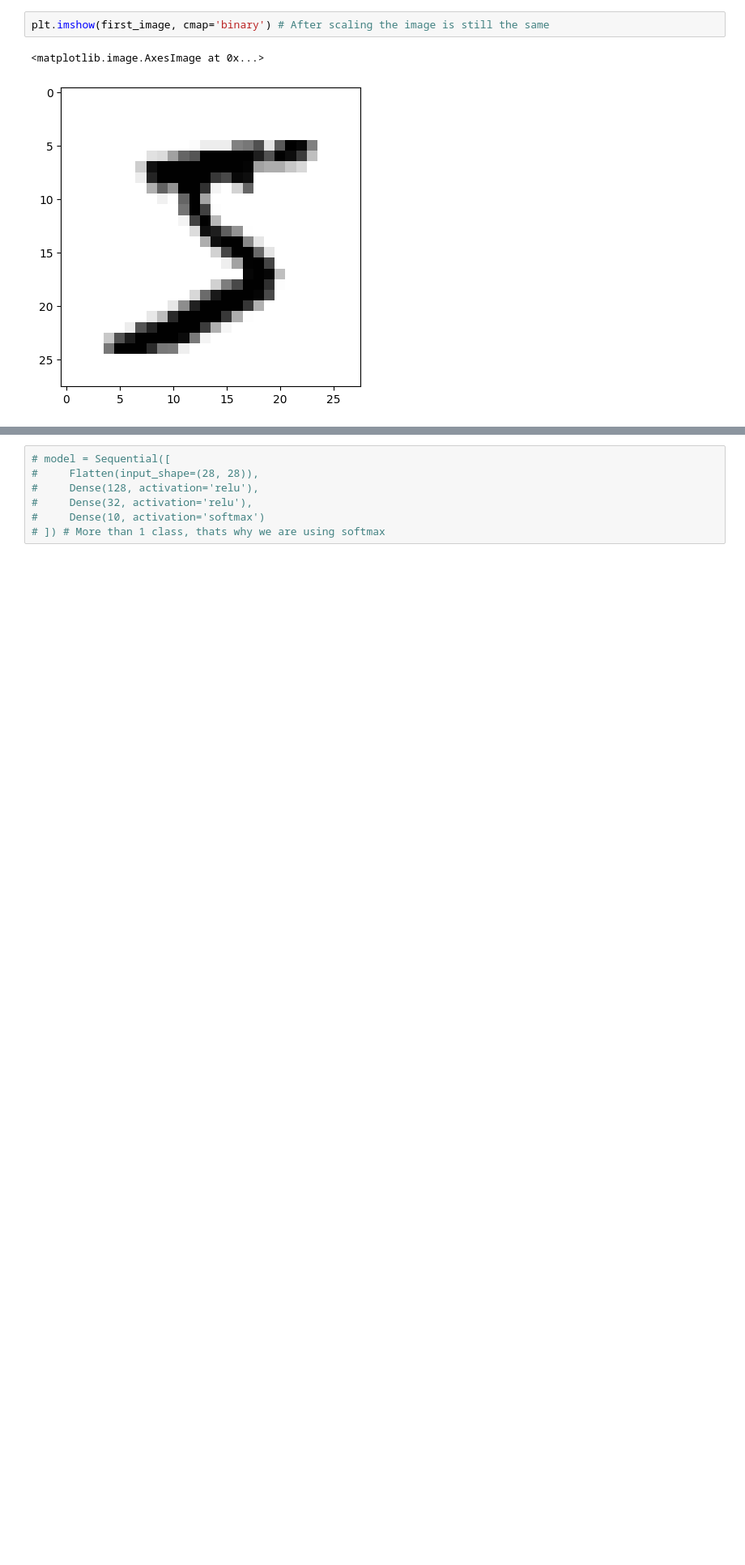
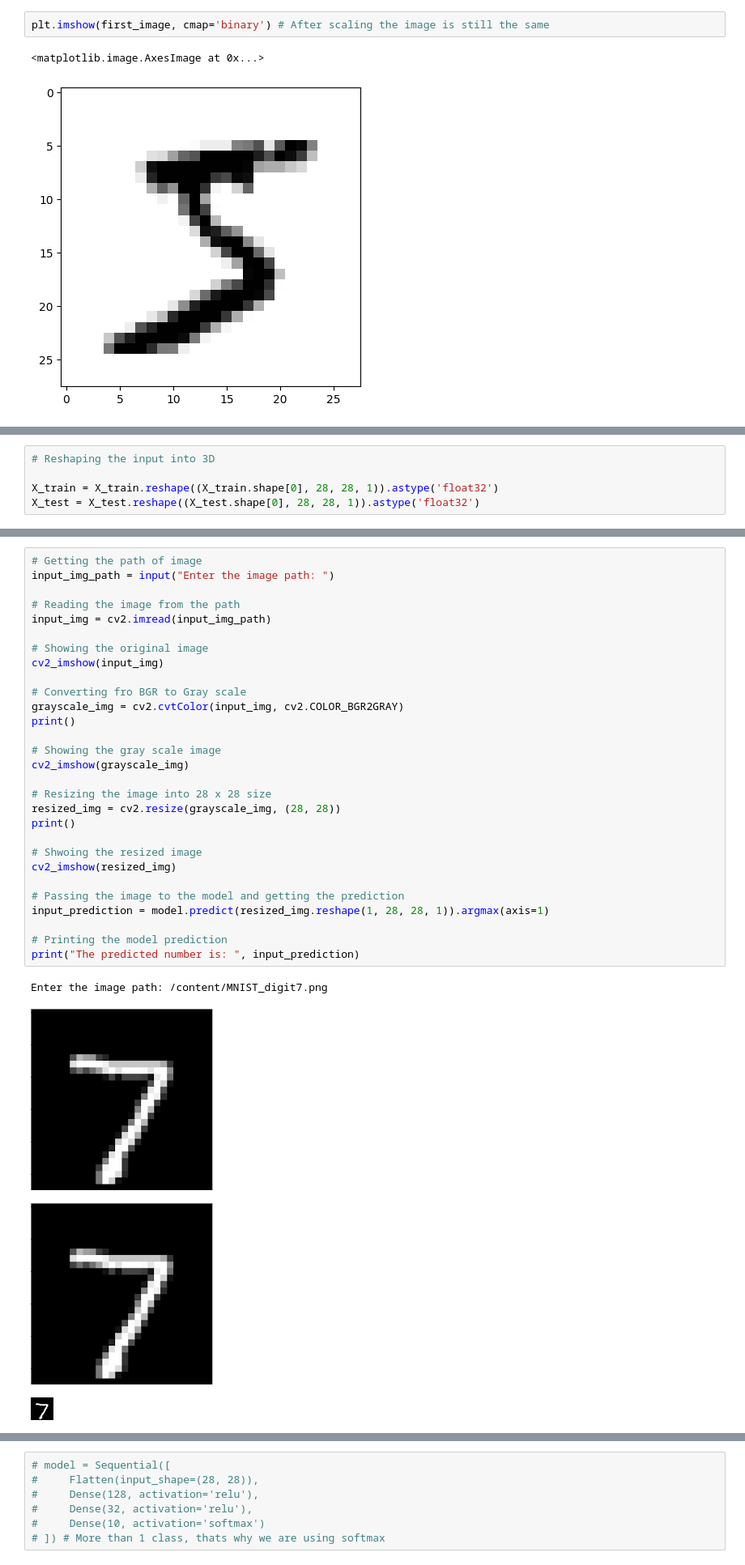
Before and after one commit to sahilkhan-7/handwritten-digit-recognition, a Jupyter notebook: MNIST_Classification.ipynb, the cells around one changed output, grey strips where cells are left out. Shown at 81% size. Drawn from its saved outputs; the diff is of its cells as text; blank space fills up the shorter version.

```diff
--- a/MNIST_Classification.ipynb
+++ b/MNIST_Classification.ipynb
@@ -148,0 +184,5 @@ plt.imshow(first_image, cmap='binary') # After scaling the image is still the sa
+# %%
+# Reshaping the input into 3D
+
+X_train = X_train.reshape((X_train.shape[0], 28, 28, 1)).astype('float32')
+X_test = X_test.reshape((X_test.shape[0], 28, 28, 1)).astype('float32')
@@ -148,0 +341,34 @@ plt.imshow(first_image, cmap='binary') # After scaling the image is still the sa
+# %%
+# Getting the path of image
+input_img_path = input("Enter the image path: ")
+
+# Reading the image from the path
+input_img = cv2.imread(input_img_path)
+
+# Showing the original image
+cv2_imshow(input_img)
+
+# Converting fro BGR to Gray scale
+grayscale_img = cv2.cvtColor(input_img, cv2.COLOR_BGR2GRAY)
+print()
+
+# Showing the gray scale image
+cv2_imshow(grayscale_img)
+
+# Resizing the image into 28 x 28 size
+resized_img = cv2.resize(grayscale_img, (28, 28))
+print()
+
+# Shwoing the resized image
+cv2_imshow(resized_img)
+
+# Passing the image to the model and getting the prediction
+input_prediction = model.predict(resized_img.reshape(1, 28, 28, 1)).argmax(axis=1)
+
+# Printing the model prediction
+print("The predicted number is: ", input_prediction)
+# %% [output]
+Enter the image path: /content/MNIST_digit7.png
+[figure, added]
+[figure, added]
+[figure, added]
```
Also changed, not shown: parts of 73 cells of this notebook.
